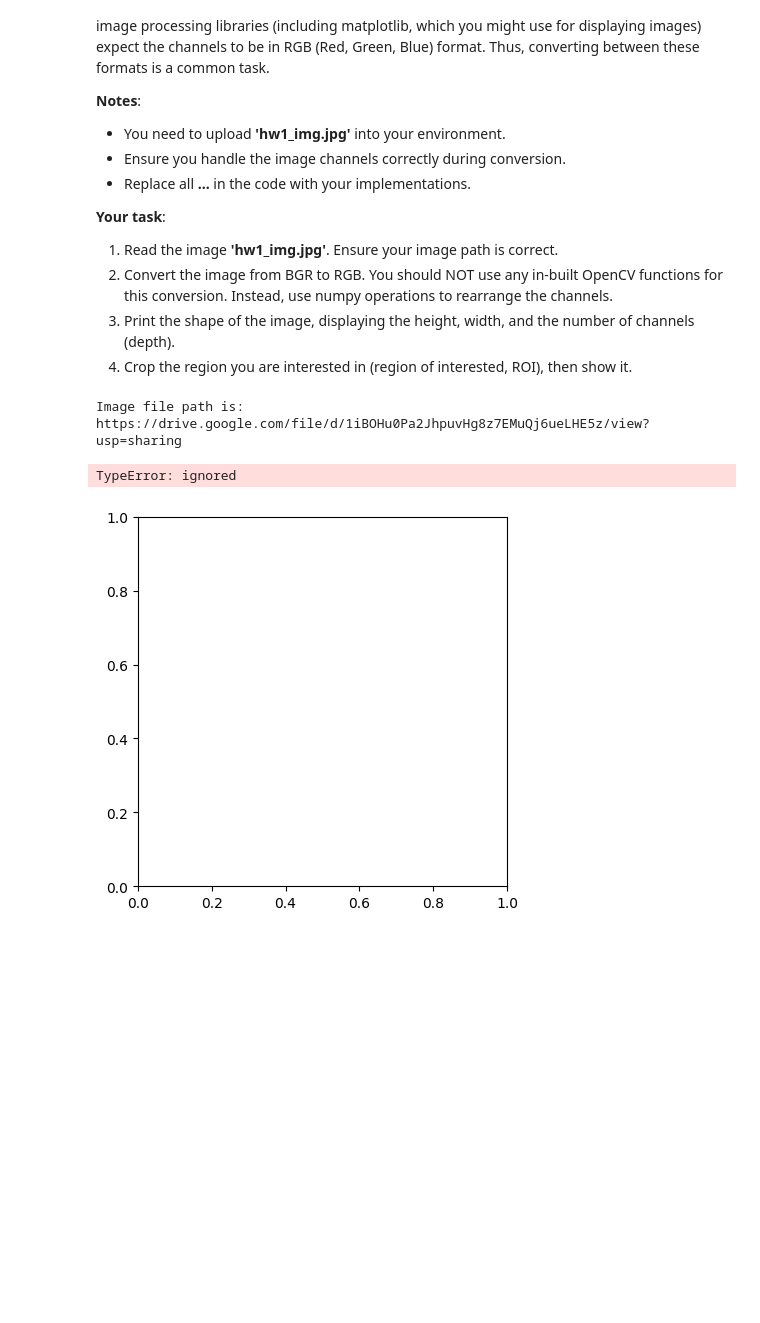
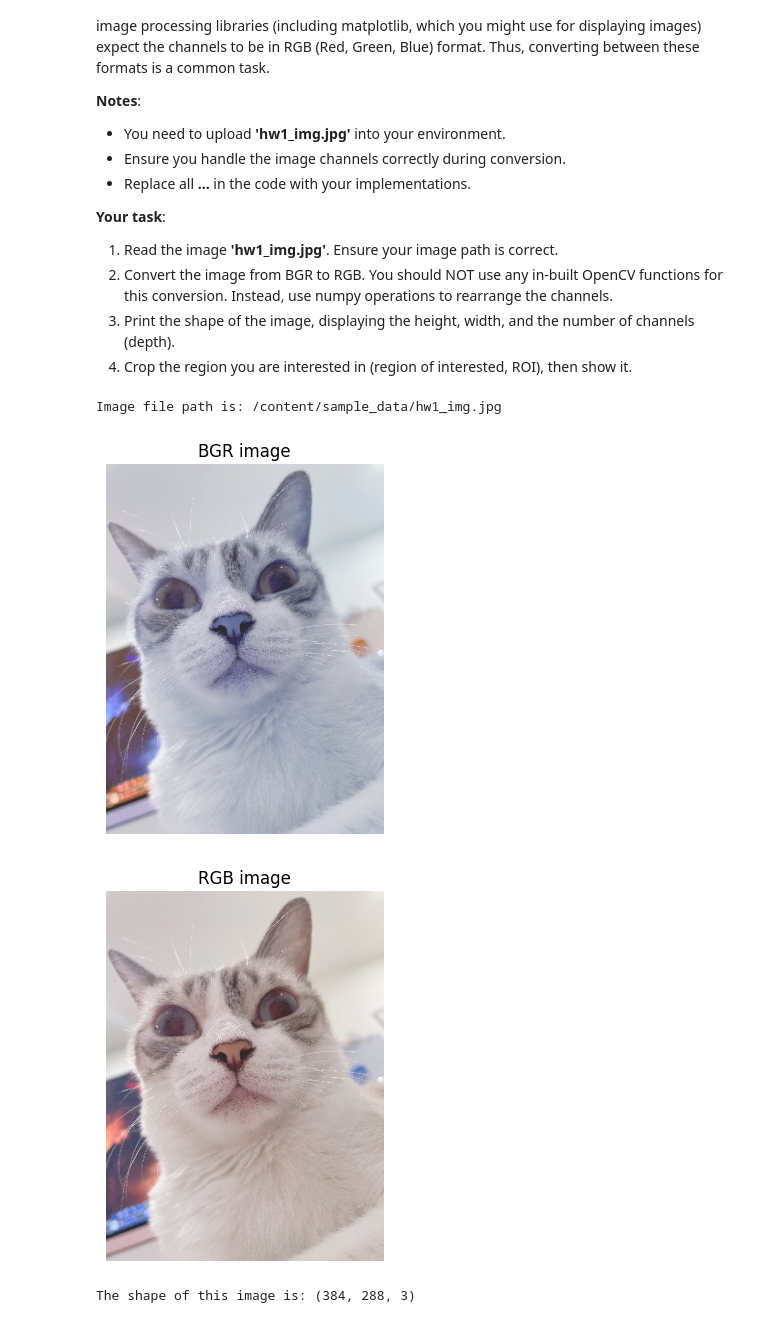
Before and after one commit to jack00929/NTHU_2023_DLBOI_HW, a Jupyter notebook: hw1.ipynb, the cells around one changed output. Drawn from its saved outputs; the diff is of its cells as text; code cells hidden in the pictures; blank space fills up the shorter version.

```diff
--- a/hw1.ipynb
+++ b/hw1.ipynb
@@ -382,37 +382,38 @@ import cv2
 import matplotlib.pyplot as plt
 
 # Step 1: Specify the path to your image file
-image_path = ("https://drive.google.com/file/d/1iBOHu0Pa2JhpuvHg8z7EMuQj6ueLHE5z/view?usp=sharing")
+image_path = '/content/sample_data/hw1_img.jpg'
 
 print(f'Image file path is: {image_path}')
 
 # Read the image using cv2
 img = cv2.imread(image_path)
 
 # Display the BGR image
 plt.imshow(img)
 plt.title('BGR image')
 plt.axis('off')
 plt.show()
 
 # Step 2: Convert the BGR image to RGB using numpy
-image_rgb = img[...]
+image_rgb = img[...,[2,1,0]]
 
 # Display the RGB image
 plt.imshow(image_rgb)
 plt.title('RGB image')
 plt.axis('off')
 plt.show()
 
 # Step 3: Print the shape of the RGB image
-print(f'The shape of this image is: {...}')
+print(f'The shape of this image is: {img.shape}')
 
 # Step 4 Display the cropped image.
-plt.imshow(image_rgb[...])
+plt.imshow(image_rgb[150:300,50:200])
 plt.title('Cropped image')
 plt.axis('off')
 plt.show()
 # %% [output]
-Image file path is: https://drive.google.com/file/d/1iBOHu0Pa2JhpuvHg8z7EMuQj6ueLHE5z/view?usp=sharing
+Image file path is: /content/sample_data/hw1_img.jpg
+[figure, new version]
+[figure, added]
-TypeError: ignored
+The shape of this image is: (384, 288, 3)
-[figure, old version]
```
Also changed, not shown: parts of 1 cell of this notebook.
